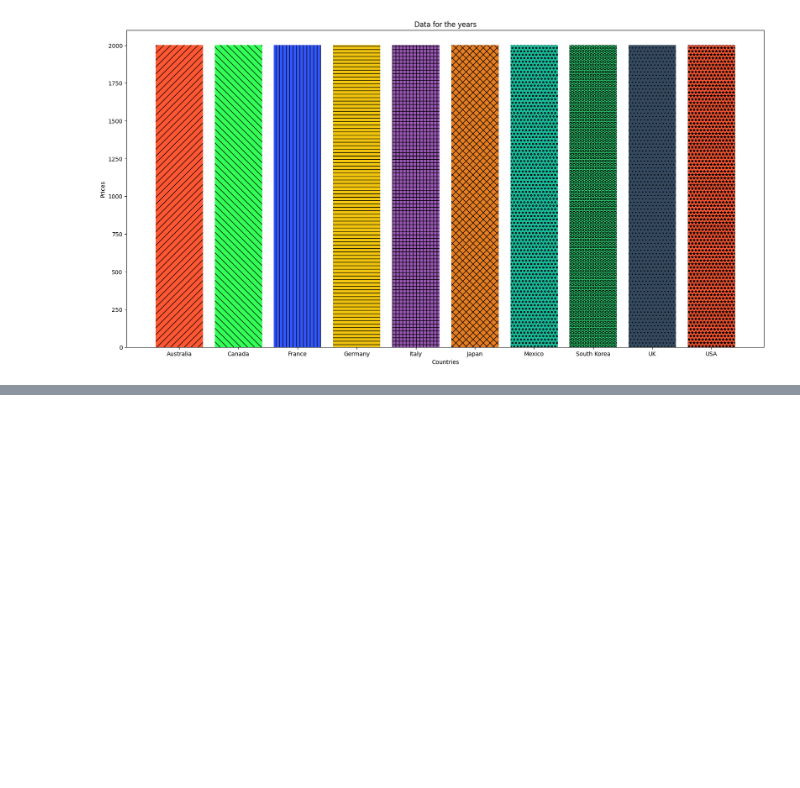
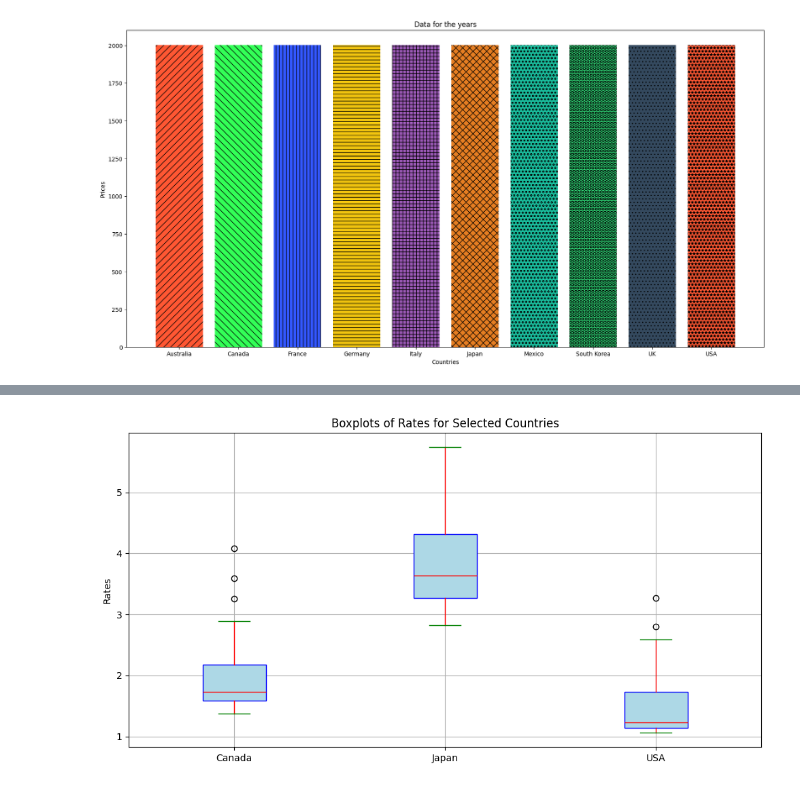
Before and after one commit to ashu-tagore/Data_Science_Basics, a Jupyter notebook: notebooks/03_Data_Visualization.ipynb, the cells around one changed output, grey strips where cells are left out. Cells and saved outputs as stored; diff of their text form; code cells hidden in the pictures; blank space fills up the shorter version.

```diff
--- a/notebooks/03_Data_Visualization.ipynb
+++ b/notebooks/03_Data_Visualization.ipynb
@@ -152,0 +176,19 @@ plt.show()
+# %%
+# Improved Boxplot
+plt.figure(figsize=(12,6))
+
+plt.boxplot([df['Canada'], df['Japan'], df['USA']],
+           tick_labels = ['Canada', 'Japan', 'USA'],
+           patch_artist=True, # It allows the boxes in the box plot to be filled with color rather than just outlines.
+           boxprops=dict(facecolor='lightblue', color='Blue'), # facecolor specifies that the interior of the bozes will be light blue color.
+           medianprops=dict(color='red'),
+            whiskerprops=dict(color='red'),
+            capprops=dict(color='green'),
+           )
+
+plt.title('Boxplots of Rates for Selected Countries')
+plt.ylabel('Rates')
+plt.grid(True)
+plt.show()
+# %% [output]
+[figure, added]
```
Also changed, not shown: parts of 2 cells of this notebook.
